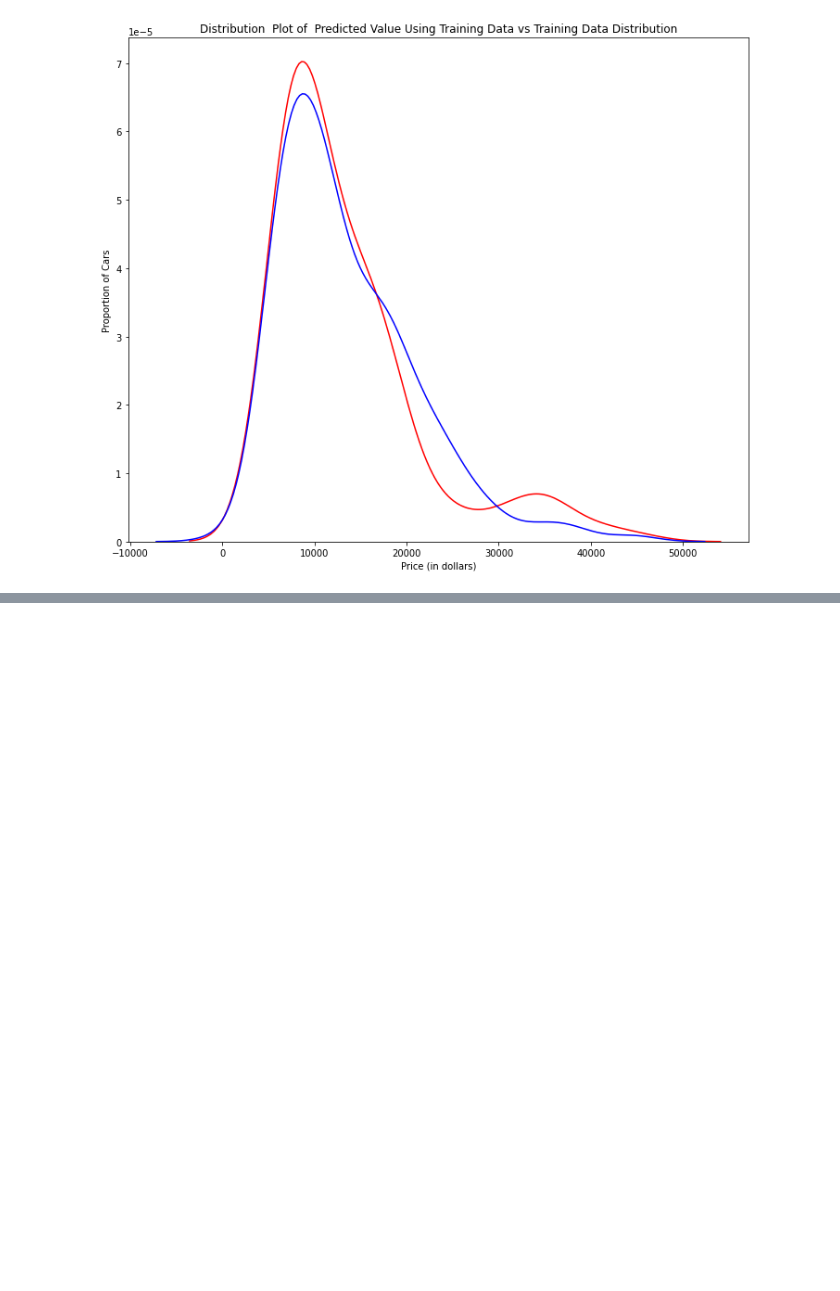
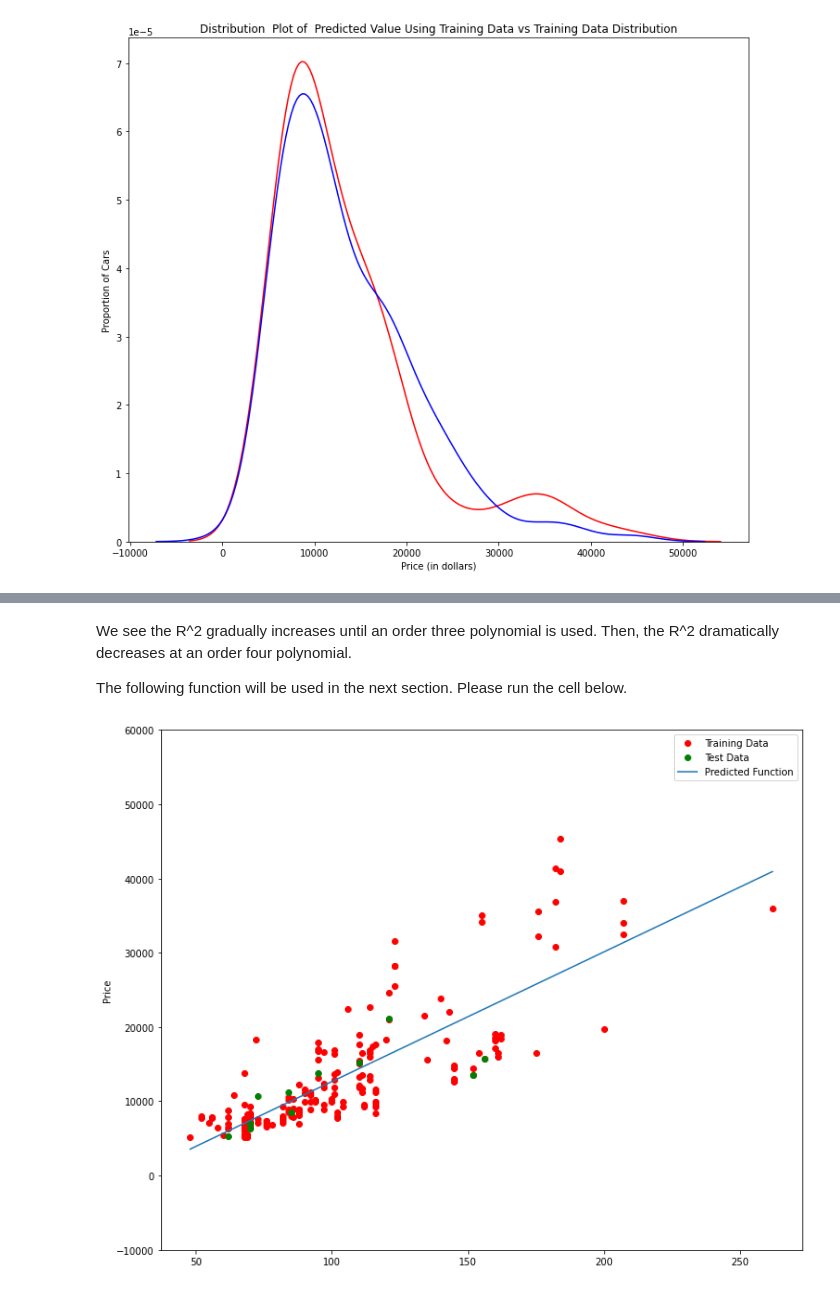
Before and after one commit to PosgradoMNA/actividades-de-aprendizaje-jeesperon, a Jupyter notebook: Sem8_IBM_Mod5.ipynb, the cells around one changed output, grey strips where cells are left out. Cells and saved outputs as stored; diff of their text form; code cells hidden in the pictures; blank space fills up the shorter version.

```diff
--- a/Sem8_IBM_Mod5.ipynb
+++ b/Sem8_IBM_Mod5.ipynb
@@ -241,0 +337,13 @@ DistributionPlot(y_train, yhat_train, "Actual Values (Train)", "Predicted Values
+# %% [markdown]
+We see the R^2 gradually increases until an order three polynomial is used. Then, the R^2 dramatically decreases at an order four polynomial.
+
+The following function will be used in the next section. Please run the cell below.
+# %%
+def interact(order, test_data):
+    x_train, x_test, y_train, y_test = train_test_split(x_data, y_data, test_size=test_data, random_state=0)
+    pr = PolynomialFeatures(degree=order)
+    x_train_pr = pr.fit_transform(x_train[['horsepower']])
+    x_test_pr = pr.fit_transform(x_test[['horsepower']])
+    poly = LinearRegression()
+    poly.fit(x_train_pr,y_train)
+    PollyPlot(x_train[['horsepower']], x_test[['horsepower']], y_train,y_test, poly, pr)
@@ -241,0 +352,4 @@ DistributionPlot(y_train, yhat_train, "Actual Values (Train)", "Predicted Values
+# %%
+interact(1, 0.05)
+# %% [output]
+[figure, added]
```
Also changed, not shown: parts of 30 cells of this notebook.
